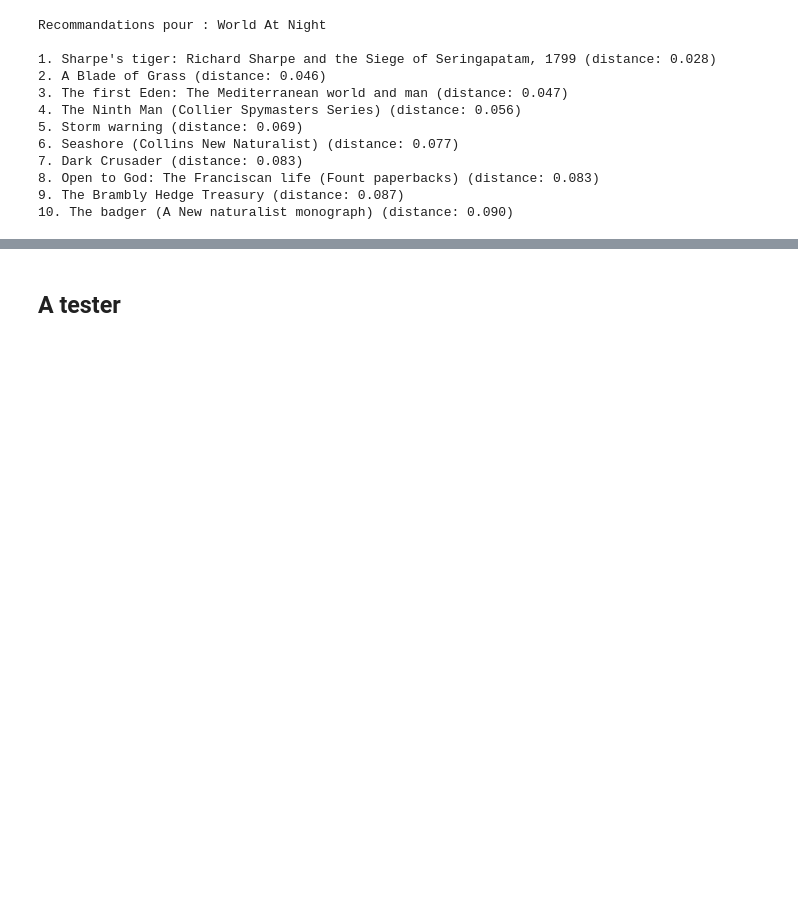
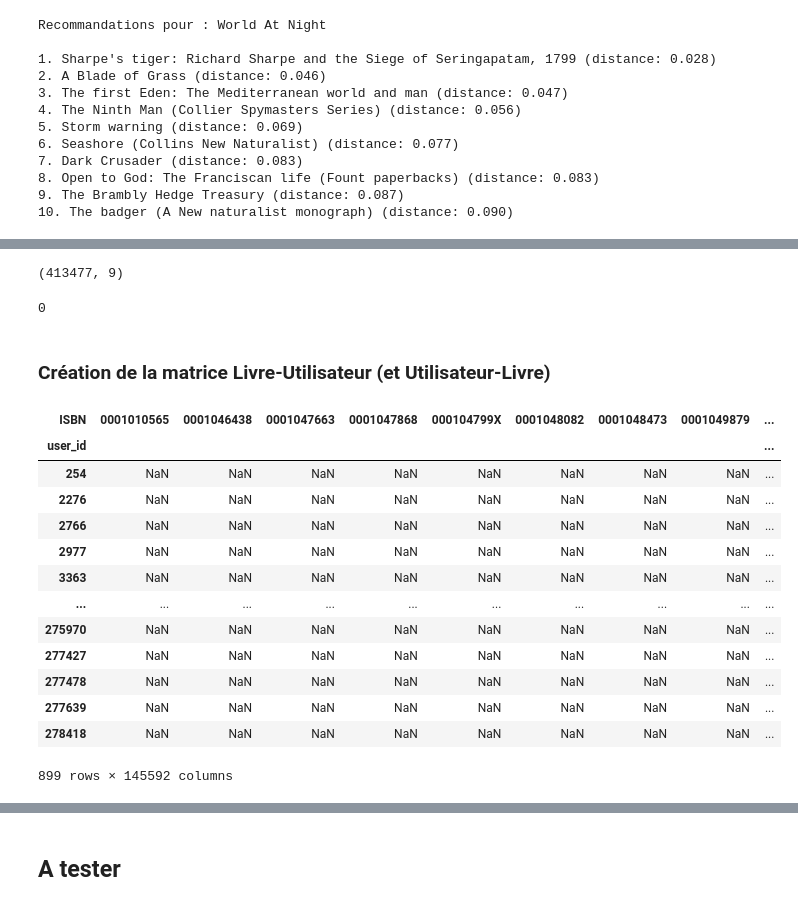
Before and after one commit to redyddm/projet_ter, a Jupyter notebook: recommandation.ipynb, the cells around one changed output, grey strips where cells are left out. Cells and saved outputs as stored; diff of their text form; code cells hidden in the pictures; blank space fills up the shorter version.

```diff
--- a/recommandation.ipynb
+++ b/recommandation.ipynb
@@ -1277,0 +1341,12 @@ Recommandations pour : World At Night
+# %%
+collaborative_df.shape
+# %% [output]
+(413477, 9)
+# %%
+collaborative_df.duplicated(['user_id', 'ISBN']).sum()
+# %% [output]
+0
+# %% [markdown]
+### Création de la matrice Livre-Utilisateur (et Utilisateur-Livre)
+# %%
+user_book_matrix_u=collaborative_df.pivot_table(index='user_id', columns='ISBN', values='rating') #pour faire une commandation basée sur les utilisateurs
@@ -1277,0 +1355,17 @@ Recommandations pour : World At Night
+# %%
+user_book_matrix_u
+# %% [output]
+| ISBN | 0001010565 | 0001046438 | 0001047663 | 0001047868 | 000104799X | 0001048082 | 0001048473 | 0001049879 | ... |
+| user_id |  |  |  |  |  |  |  |  | ... |
+| 254 | NaN | NaN | NaN | NaN | NaN | NaN | NaN | NaN | ... |
+| 2276 | NaN | NaN | NaN | NaN | NaN | NaN | NaN | NaN | ... |
+| 2766 | NaN | NaN | NaN | NaN | NaN | NaN | NaN | NaN | ... |
+| 2977 | NaN | NaN | NaN | NaN | NaN | NaN | NaN | NaN | ... |
+| 3363 | NaN | NaN | NaN | NaN | NaN | NaN | NaN | NaN | ... |
+| ... | ... | ... | ... | ... | ... | ... | ... | ... | ... |
+| 275970 | NaN | NaN | NaN | NaN | NaN | NaN | NaN | NaN | ... |
+| 277427 | NaN | NaN | NaN | NaN | NaN | NaN | NaN | NaN | ... |
+| 277478 | NaN | NaN | NaN | NaN | NaN | NaN | NaN | NaN | ... |
+| 277639 | NaN | NaN | NaN | NaN | NaN | NaN | NaN | NaN | ... |
+| 278418 | NaN | NaN | NaN | NaN | NaN | NaN | NaN | NaN | ... |
+899 rows × 145592 columns
```
Also changed, not shown: parts of 78 cells of this notebook.
